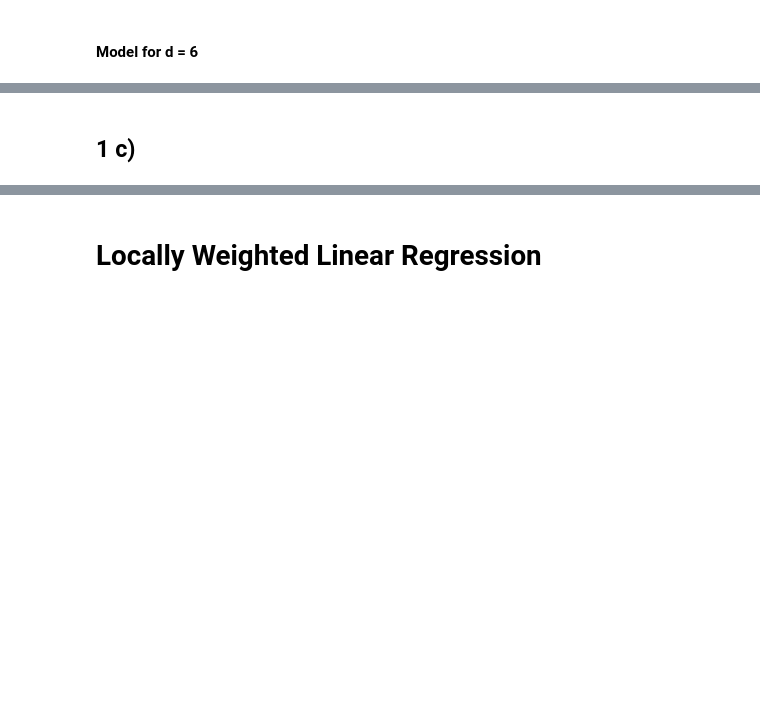
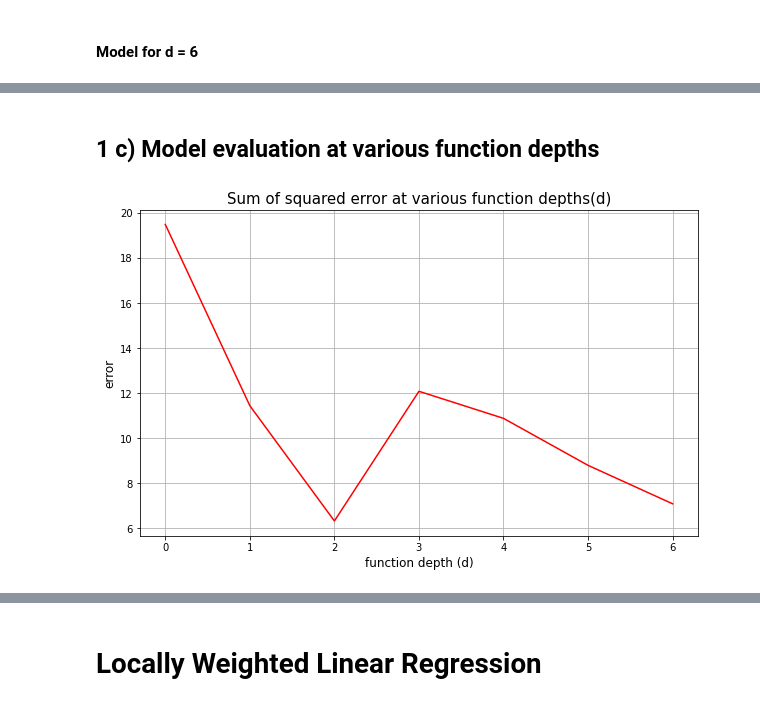
Before and after one commit to Shiska07/Spring_23_Projects, a Jupyter notebook: Machine_Learning/P1/ML_Project_01.ipynb, the cells around one changed output, grey strips where cells are left out. Saved outputs shown, nothing was run; the diff lists cells and outputs as text; code cells hidden in the pictures; blank space fills up the shorter version.

```diff
--- a/Machine_Learning/P1/ML_Project_01.ipynb
+++ b/Machine_Learning/P1/ML_Project_01.ipynb
@@ -315,2 +321,2 @@ plot_function(model_params_list[6], X_train, Y_train, 8, 6, n_samples)
 # %% [markdown]
-## 1 c)
+## 1 c) Model evaluation at various function depths
@@ -319,0 +323,22 @@ X_test, Y_test = get_X_Y_arrays(fname_test, float, float)
+# %%
+# test file
+fname_test = "Data/1_c_test.txt"
+X_test, Y_test = get_X_Y_arrays(fname_test, float, float)
+
+# initialize list to store sum of squared error
+sse_list = []
+
+for i in range(0, 7):
+    Y_pred = get_predictions(X_test, model_params_list[i], k, i)
+    sse = get_sum_of_squared_error(Y_pred, Y_test)
+    sse_list.append(sse)
+# %%
+# plot error
+plt.figure(figsize = (10,6))
+plt.plot(sse_list, color = 'red')
+plt.title('Sum of squared error at various function depths(d)', {'fontsize': 15})
+plt.xlabel('function depth (d)', {'fontsize': 12})
+plt.ylabel('error', {'fontsize': 12})
+plt.grid()
+# %% [output]
+[figure, added]
```
Also changed, not shown: parts of 25 cells of this notebook, 1 other file.
